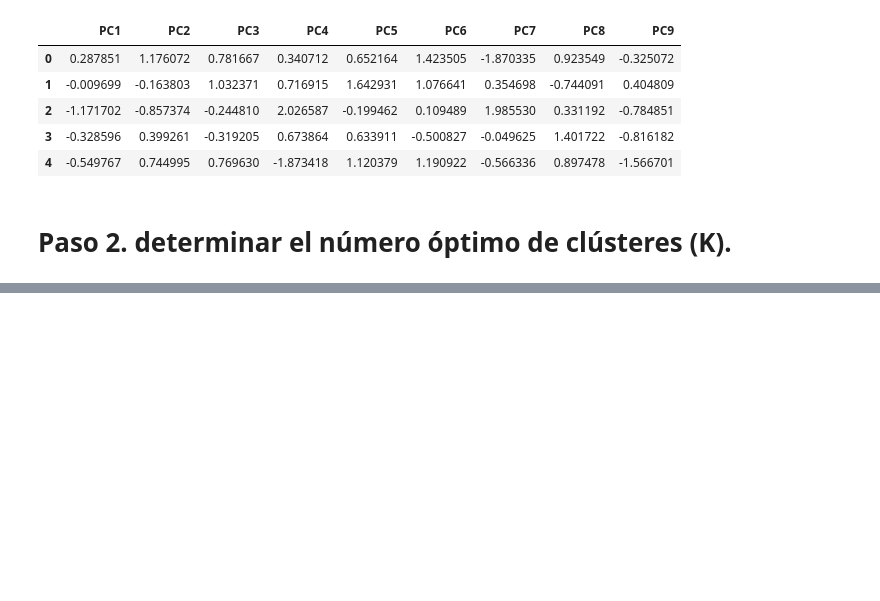
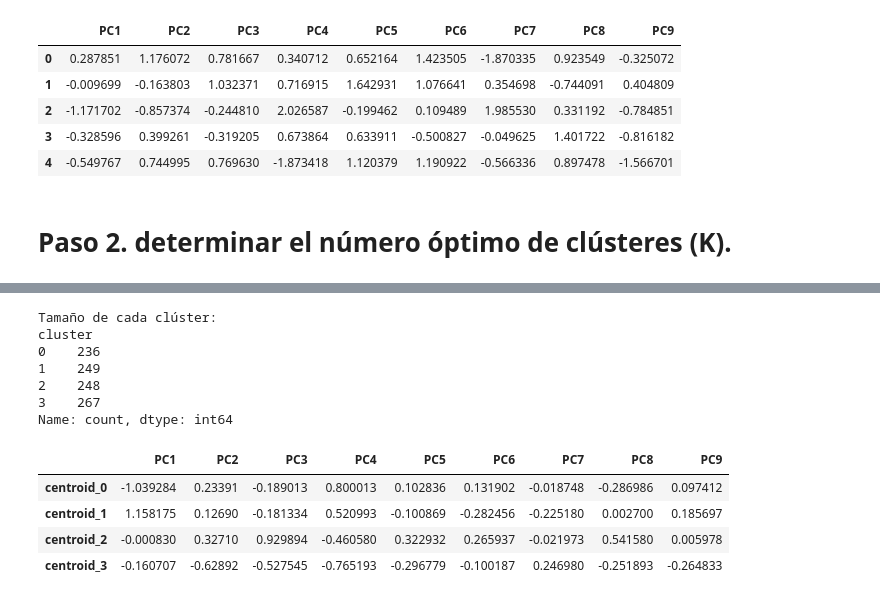
Before and after one commit to LinaMariaa2/Proyecto_Gestion_Datos_Modelos_IA, a Jupyter notebook: campaña_marketing.ipynb, the cells around one changed output, grey strips where cells are left out. Drawn from its saved outputs; the diff is of its cells as text; code cells hidden in the pictures; blank space fills up the shorter version.

```diff
--- a/campaña_marketing.ipynb
+++ b/campaña_marketing.ipynb
@@ -386,0 +447,32 @@ df_pca.head()
+# %%
+# 3) Ajustar KMeans final con el k elegido
+k_opt = 4   # <-- cambia este número por el k que decidas
+kmeans_final = KMeans(n_clusters=k_opt, random_state=42, n_init=20)
+labels = kmeans_final.fit_predict(X)
+
+# Añadir etiquetas al DataFrame de componentes
+df_pca['cluster'] = labels
+
+# Tamaño de cada clúster
+cluster_counts = df_pca['cluster'].value_counts().sort_index()
+print("Tamaño de cada clúster:")
+print(cluster_counts)
+
+# Centroides en el espacio PCA
+centroids = kmeans_final.cluster_centers_
+centroids_df = pd.DataFrame(centroids, columns=df_pca.columns[:-1])  # excluye 'cluster'
+centroids_df.index = [f'centroid_{i}' for i in range(k_opt)]
+centroids_df
+# %% [output]
+Tamaño de cada clúster:
+cluster
+0    236
+1    249
+2    248
+3    267
+Name: count, dtype: int64
+|  | PC1 | PC2 | PC3 | PC4 | PC5 | PC6 | PC7 | PC8 | PC9 |
+| centroid_0 | -1.039284 | 0.23391 | -0.189013 | 0.800013 | 0.102836 | 0.131902 | -0.018748 | -0.286986 | 0.097412 |
+| centroid_1 | 1.158175 | 0.12690 | -0.181334 | 0.520993 | -0.100869 | -0.282456 | -0.225180 | 0.002700 | 0.185697 |
+| centroid_2 | -0.000830 | 0.32710 | 0.929894 | -0.460580 | 0.322932 | 0.265937 | -0.021973 | 0.541580 | 0.005978 |
+| centroid_3 | -0.160707 | -0.62892 | -0.527545 | -0.765193 | -0.296779 | -0.100187 | 0.246980 | -0.251893 | -0.264833 |
```
Also changed, not shown: parts of 2 cells of this notebook.
